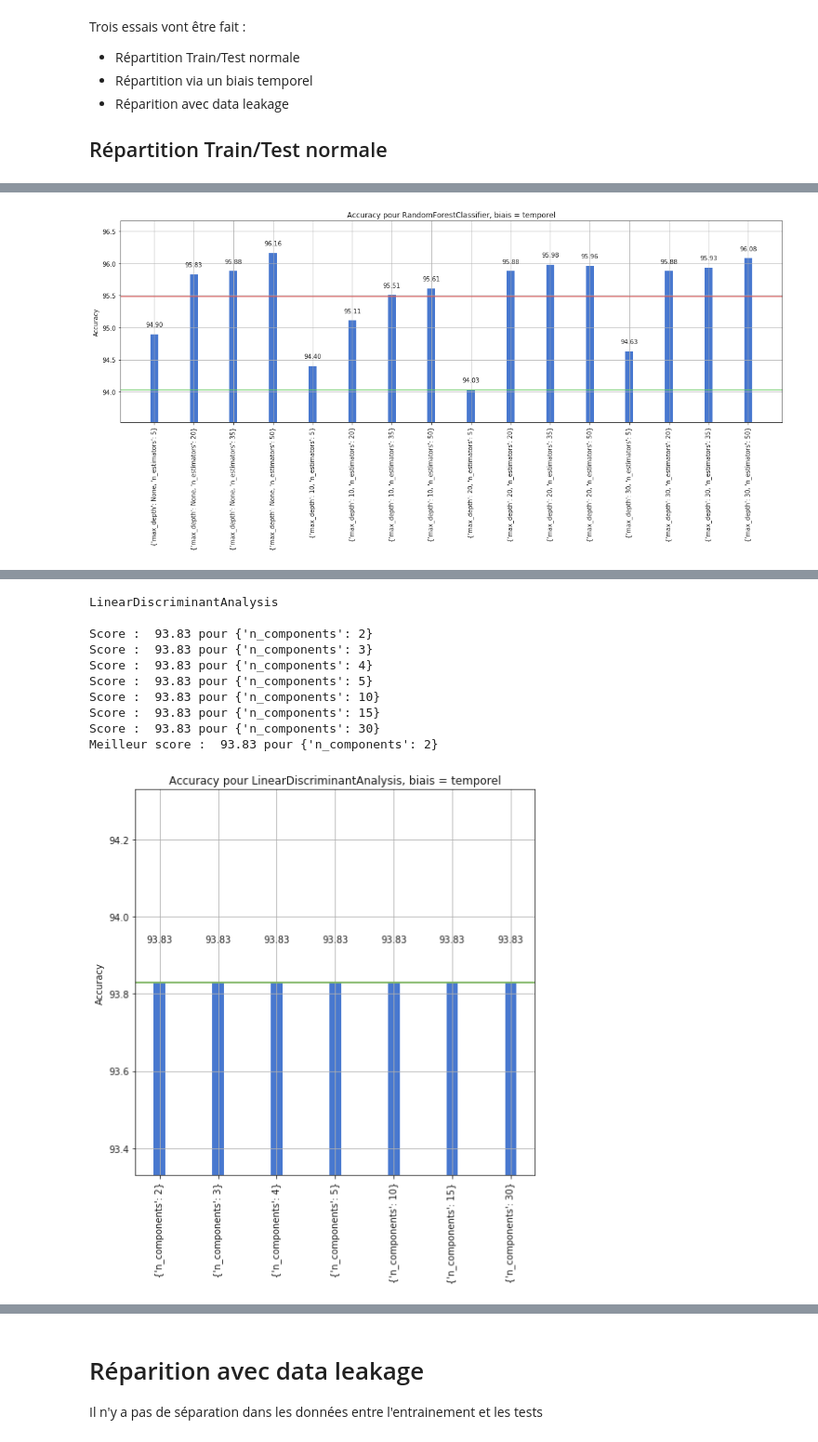
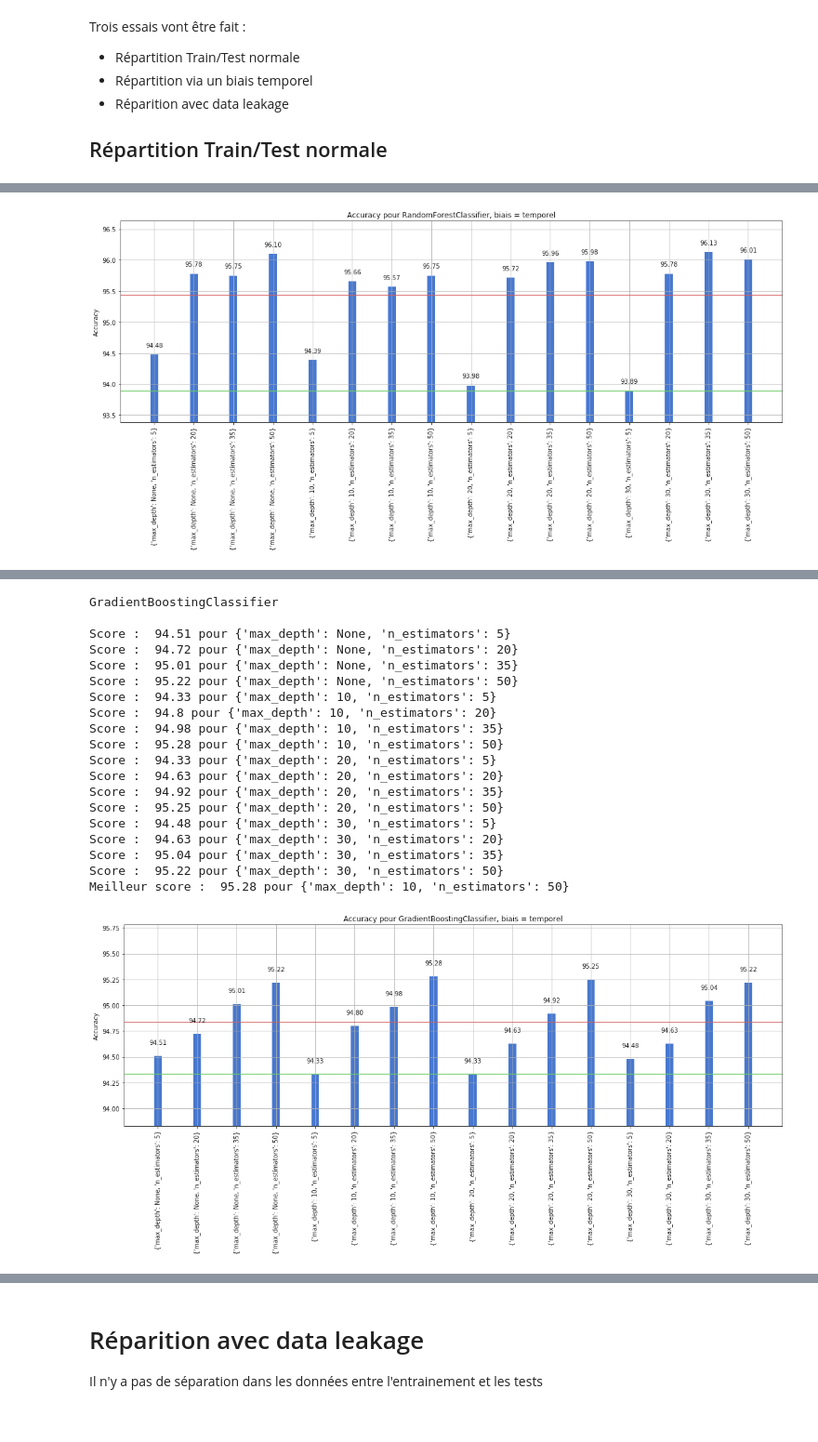
Before and after one commit to pfroide/python, a Jupyter notebook: Projet_5/p5_tests.ipynb, the cells around one changed output, grey strips where cells are left out. Shown at 93% size. Drawn from its saved outputs; the diff is of its cells as text; code cells hidden in the pictures.

Commit message:
Premiere version du notebook de tests

```diff
--- a/Projet_5/p5_tests.ipynb
+++ b/Projet_5/p5_tests.ipynb
@@ -71,14 +71,14 @@ def appel_cvs(xtrain, xtest, ytrain, ytest, biais):
     model = [KNeighborsClassifier(),
              AdaBoostClassifier(),
              RandomForestClassifier(),
-             LinearDiscriminantAnalysis()
+             GradientBoostingClassifier()
             ]
 
     # Hyperparamètres
     param_grid = [{'n_neighbors': [5, 9, 13, 17, 23, 29, 37, 43, 50]},
                   {'n_estimators': [5, 20, 35, 50, 65]},
                   {'max_depth': [None, 10, 20, 30], 'n_estimators': [5, 20, 35, 50]},
-                  {'n_components': [2, 3, 4, 5, 10, 15, 30]}
+                  {'max_depth': [None, 10, 20, 30], 'n_estimators': [5, 20, 35, 50]}
                  ]
 
     # Appel de fonction avec le classifieur
@@ -197,13 +197,9 @@ def algo_wo_optimisation(xtrain, xtest, ytrain, ytest):
     """
 
     classifiers = [KNeighborsClassifier(3),
-                   SVC(kernel="rbf", C=0.025, probability=True),
-                   DecisionTreeClassifier(),
                    RandomForestClassifier(),
                    AdaBoostClassifier(),
                    GradientBoostingClassifier(),
-                   GaussianNB(),
-                   LinearDiscriminantAnalysis(),
                   ]
 
     # Logging for Visual Comparison
@@ -357,16 +353,11 @@ On ne garde que les achats qui sont fait le dimanche pour le dataset de test, et
 # %%
-# Essai avec biais temporel
-# Répartition Train/Test
-xtrain = data[data['day_of_week'] != 6]
-xtest = data[data['day_of_week'] == 6]
+xtrain = data[data['day_of_week'] >= 2]
+xtest = data[data['day_of_week'] < 2]
 ytrain = xtrain['labels']
 ytest = xtest['labels']
 del xtrain['labels']
 del xtest['labels']
 
-# Sans optimisations
-#algo_wo_optimisation(xtrain, xtest, ytrain, ytest)
-
 # Recherche d'optimisation
 appel_cvs(xtrain, xtest, ytrain, ytest, "temporel")
 # %% [output]
@@ -416 +407 @@ Meilleur score :  96.16 pour {'max_depth': None, 'n_estimators': 50}
-[figure, old version]
+[figure, new version]
@@ -418,11 +409,20 @@ Meilleur score :  96.16 pour {'max_depth': None, 'n_estimators': 50}
-LinearDiscriminantAnalysis
+GradientBoostingClassifier
 
-Score :  93.83 pour {'n_components': 2}
-Score :  93.83 pour {'n_components': 3}
-Score :  93.83 pour {'n_components': 4}
-Score :  93.83 pour {'n_components': 5}
-Score :  93.83 pour {'n_components': 10}
-Score :  93.83 pour {'n_components': 15}
-Score :  93.83 pour {'n_components': 30}
-Meilleur score :  93.83 pour {'n_components': 2}
+Score :  94.51 pour {'max_depth': None, 'n_estimators': 5}
+Score :  94.72 pour {'max_depth': None, 'n_estimators': 20}
+Score :  95.01 pour {'max_depth': None, 'n_estimators': 35}
+Score :  95.22 pour {'max_depth': None, 'n_estimators': 50}
+Score :  94.33 pour {'max_depth': 10, 'n_estimators': 5}
+Score :  94.8 pour {'max_depth': 10, 'n_estimators': 20}
+Score :  94.98 pour {'max_depth': 10, 'n_estimators': 35}
+Score :  95.28 pour {'max_depth': 10, 'n_estimators': 50}
+Score :  94.33 pour {'max_depth': 20, 'n_estimators': 5}
+Score :  94.63 pour {'max_depth': 20, 'n_estimators': 20}
+Score :  94.92 pour {'max_depth': 20, 'n_estimators': 35}
+Score :  95.25 pour {'max_depth': 20, 'n_estimators': 50}
+Score :  94.48 pour {'max_depth': 30, 'n_estimators': 5}
+Score :  94.63 pour {'max_depth': 30, 'n_estimators': 20}
+Score :  95.04 pour {'max_depth': 30, 'n_estimators': 35}
+Score :  95.22 pour {'max_depth': 30, 'n_estimators': 50}
+Meilleur score :  95.28 pour {'max_depth': 10, 'n_estimators': 50}
-[figure, old version]
+[figure, new version]
```
Also changed, not shown: parts of 4 cells of this notebook.
